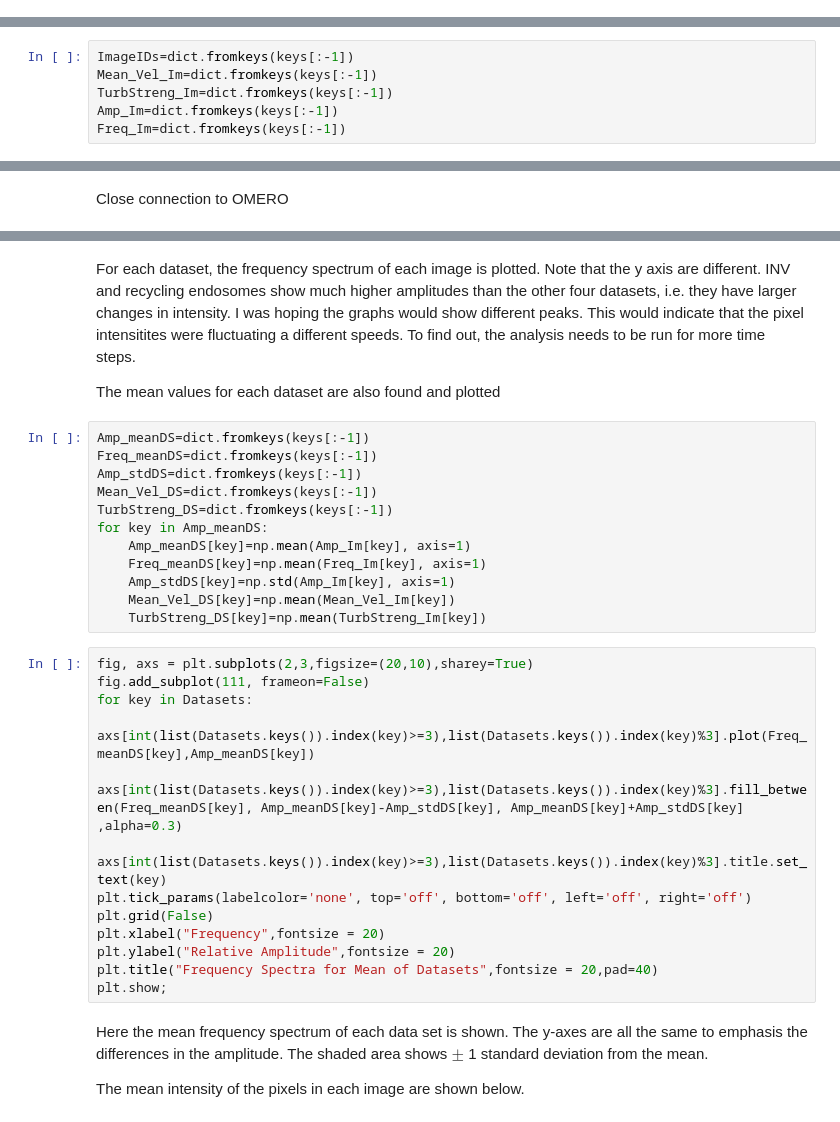
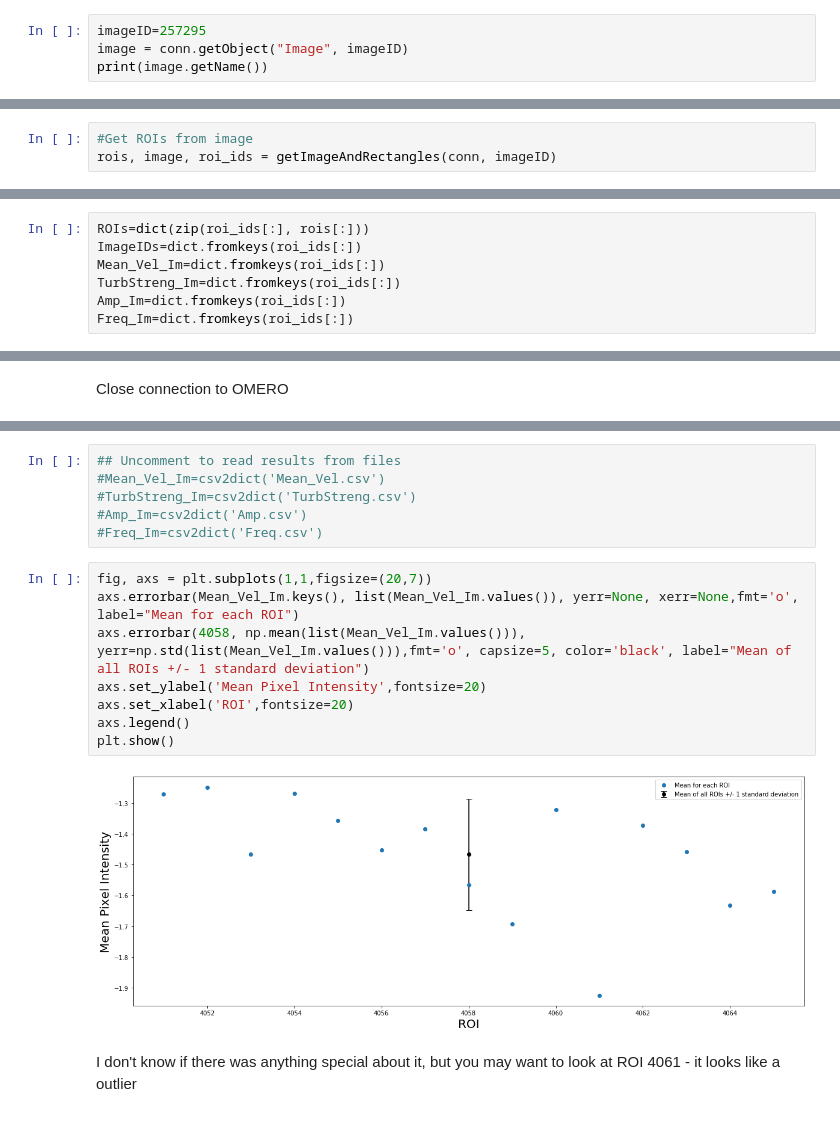
Before and after one commit to Laura190/FluctuatingIntensities, a Jupyter notebook: FluctuatingIntensities.ipynb, the cells around one changed output, grey strips where cells are left out. Cells and saved outputs as stored; diff of their text form.

Commit message:
New branch for 80fps images

```diff
--- a/FluctuatingIntensities.ipynb
+++ b/FluctuatingIntensities.ipynb
@@ -110,0 +178,4 @@ for obj in datasets:
+# %%
+imageID=257295
+image = conn.getObject("Image", imageID)
+print(image.getName())
@@ -115 +186,4 @@ Datasets=dict(zip(keys[:-1], values[:-1]))
+# %%
+#Get ROIs from image
+rois, image, roi_ids = getImageAndRectangles(conn, imageID)
 # %% [markdown]
@@ -117,7 +191,8 @@ Set up dictionarys for results using the same names as the datasets. _Im here me
 # %%
-ImageIDs=dict.fromkeys(keys[:-1])
-Mean_Vel_Im=dict.fromkeys(keys[:-1])
-TurbStreng_Im=dict.fromkeys(keys[:-1])
-Amp_Im=dict.fromkeys(keys[:-1])
-Freq_Im=dict.fromkeys(keys[:-1])
+ROIs=dict(zip(roi_ids[:], rois[:]))
+ImageIDs=dict.fromkeys(roi_ids[:])
+Mean_Vel_Im=dict.fromkeys(roi_ids[:])
+TurbStreng_Im=dict.fromkeys(roi_ids[:])
+Amp_Im=dict.fromkeys(roi_ids[:])
+Freq_Im=dict.fromkeys(roi_ids[:])
 # %% [markdown]
@@ -149,35 +235,20 @@ plt.show;
-# %% [markdown]
-For each dataset, the frequency spectrum of each image is plotted. Note that the y axis are different. INV and recycling endosomes show much higher amplitudes than the other four datasets, i.e. they have larger changes in intensity. I was hoping the graphs would show different peaks. This would indicate that the pixel intensitites were fluctuating a different speeds. To find out, the analysis needs to be run for more time steps.
-
-The mean values for each dataset are also found and plotted
-# %%
-Amp_meanDS=dict.fromkeys(keys[:-1])
-Freq_meanDS=dict.fromkeys(keys[:-1])
-Amp_stdDS=dict.fromkeys(keys[:-1])
-Mean_Vel_DS=dict.fromkeys(keys[:-1])
-TurbStreng_DS=dict.fromkeys(keys[:-1])
-for key in Amp_meanDS:
-    Amp_meanDS[key]=np.mean(Amp_Im[key], axis=1)
-    Freq_meanDS[key]=np.mean(Freq_Im[key], axis=1)
-    Amp_stdDS[key]=np.std(Amp_Im[key], axis=1)
-    Mean_Vel_DS[key]=np.mean(Mean_Vel_Im[key])
-    TurbStreng_DS[key]=np.mean(TurbStreng_Im[key])
-# %%
-fig, axs = plt.subplots(2,3,figsize=(20,10),sharey=True)
-fig.add_subplot(111, frameon=False)
-for key in Datasets:
-    axs[int(list(Datasets.keys()).index(key)>=3),list(Datasets.keys()).index(key)%3].plot(Freq_meanDS[key],Amp_meanDS[key])
-    axs[int(list(Datasets.keys()).index(key)>=3),list(Datasets.keys()).index(key)%3].fill_between(Freq_meanDS[key], Amp_meanDS[key]-Amp_stdDS[key], Amp_meanDS[key]+Amp_stdDS[key] ,alpha=0.3)
-    axs[int(list(Datasets.keys()).index(key)>=3),list(Datasets.keys()).index(key)%3].title.set_text(key)
-plt.tick_params(labelcolor='none', top='off', bottom='off', left='off', right='off')
-plt.grid(False)
-plt.xlabel("Frequency",fontsize = 20)
-plt.ylabel("Relative Amplitude",fontsize = 20)
-plt.title("Frequency Spectra for Mean of Datasets",fontsize = 20,pad=40)
-plt.show;
-# %% [markdown]
-Here the mean frequency spectrum of each data set is shown. The y-axes are all the same to emphasis the differences in the amplitude. The shaded area shows $\pm$ 1 standard deviation from the mean.
-
-The mean intensity of the pixels in each image are shown below.
+# %%
+## Uncomment to read results from files
+#Mean_Vel_Im=csv2dict('Mean_Vel.csv')
+#TurbStreng_Im=csv2dict('TurbStreng.csv')
+#Amp_Im=csv2dict('Amp.csv')
+#Freq_Im=csv2dict('Freq.csv')
+# %%
+fig, axs = plt.subplots(1,1,figsize=(20,7))
+axs.errorbar(Mean_Vel_Im.keys(), list(Mean_Vel_Im.values()), yerr=None, xerr=None,fmt='o', label="Mean for each ROI")
+axs.errorbar(4058, np.mean(list(Mean_Vel_Im.values())), yerr=np.std(list(Mean_Vel_Im.values())),fmt='o', capsize=5, color='black', label="Mean of all ROIs +/- 1 standard deviation")
+axs.set_ylabel('Mean Pixel Intensity',fontsize=20)
+axs.set_xlabel('ROI',fontsize=20)
+axs.legend()
+plt.show()
+# %% [output]
+[figure, added]
+# %% [markdown]
+I don't know if there was anything special about it, but you may want to look at ROI 4061 - it looks like a outlier
 # %%
 fig, ax = plt.subplots(figsize=(12,7))
```
Also changed, not shown: parts of 37 cells of this notebook, 7 other files.
